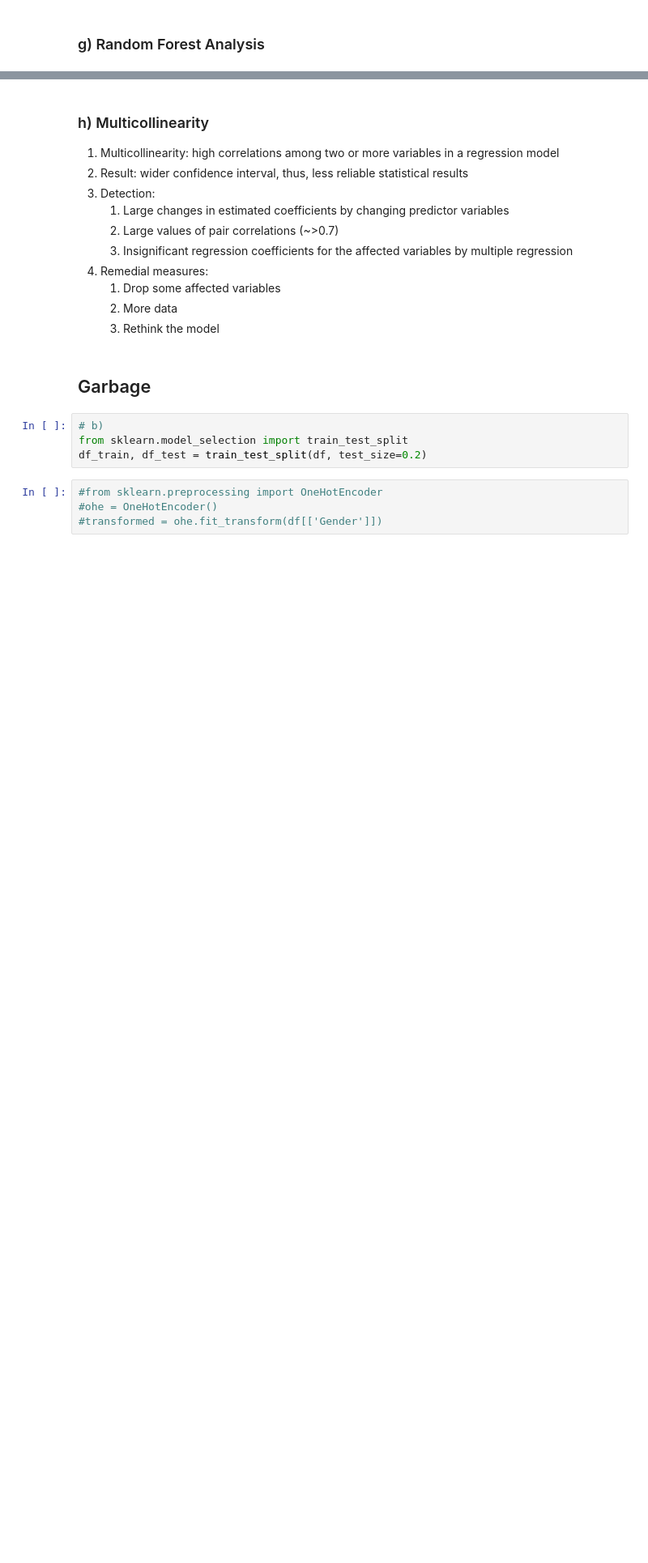
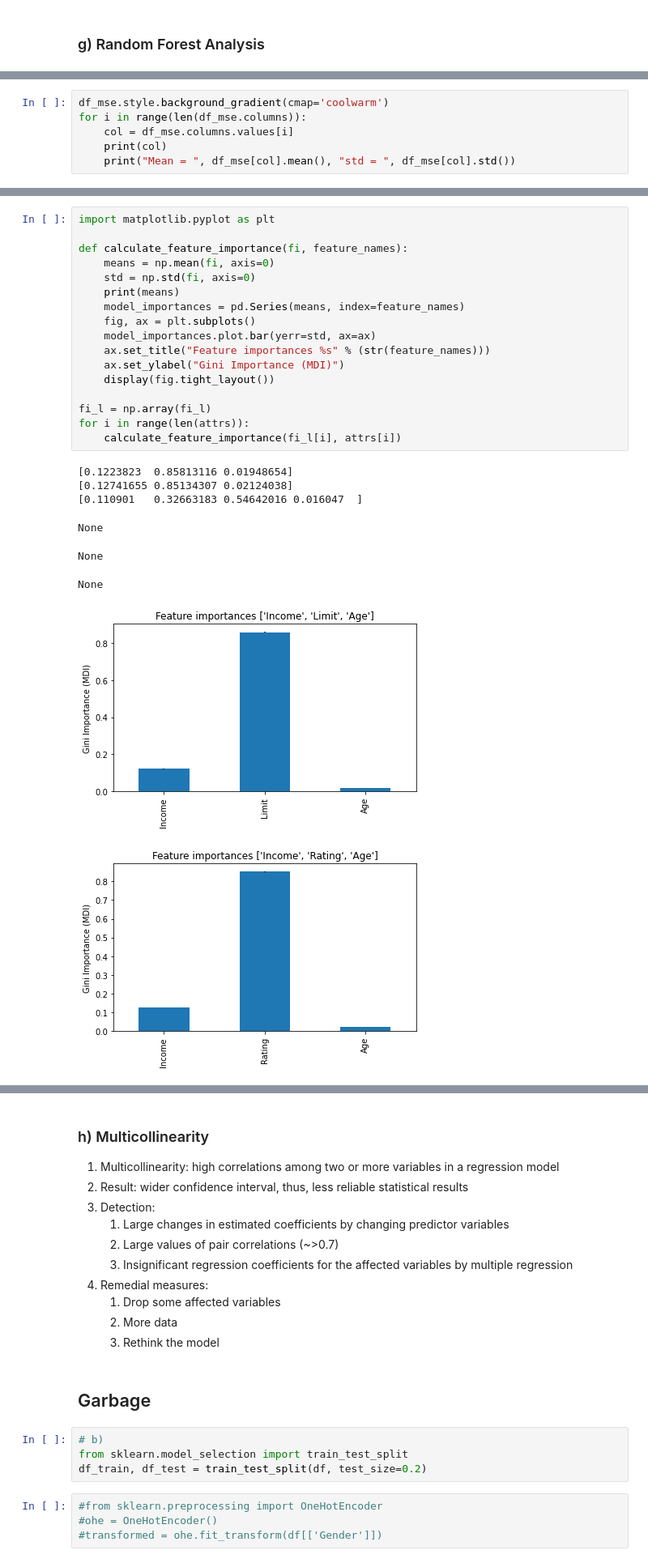
Before and after one commit to zekssmy/lookatme, a Jupyter notebook: E1/solutions/A4.ipynb, the cells around one changed output, grey strips where cells are left out. Shown at 81% size. Cells and saved outputs as stored; diff of their text form; blank space fills up the shorter version.

```diff
--- a/E1/solutions/A4.ipynb
+++ b/E1/solutions/A4.ipynb
@@ -293,0 +294,6 @@ MSE with  29117.25732625
+# %%
+df_mse.style.background_gradient(cmap='coolwarm')
+for i in range(len(df_mse.columns)):
+    col = df_mse.columns.values[i]
+    print(col)
+    print("Mean = ", df_mse[col].mean(), "std = ", df_mse[col].std())
@@ -293,0 +309,26 @@ MSE with  29117.25732625
+# %%
+import matplotlib.pyplot as plt
+
+def calculate_feature_importance(fi, feature_names):
+    means = np.mean(fi, axis=0)
+    std = np.std(fi, axis=0)
+    print(means)
+    model_importances = pd.Series(means, index=feature_names)
+    fig, ax = plt.subplots()
+    model_importances.plot.bar(yerr=std, ax=ax)
+    ax.set_title("Feature importances %s" % (str(feature_names)))
+    ax.set_ylabel("Gini Importance (MDI)")
+    display(fig.tight_layout())
+
+fi_l = np.array(fi_l)
+for i in range(len(attrs)):
+    calculate_feature_importance(fi_l[i], attrs[i])
+# %% [output]
+[0.1223823  0.85813116 0.01948654]
+[0.12741655 0.85134307 0.02124038]
+[0.110901   0.32663183 0.54642016 0.016047  ]
+None
+None
+None
+[figure, added]
+[figure, added]
```
Also changed, not shown: parts of 13 cells of this notebook, 1 other file.
